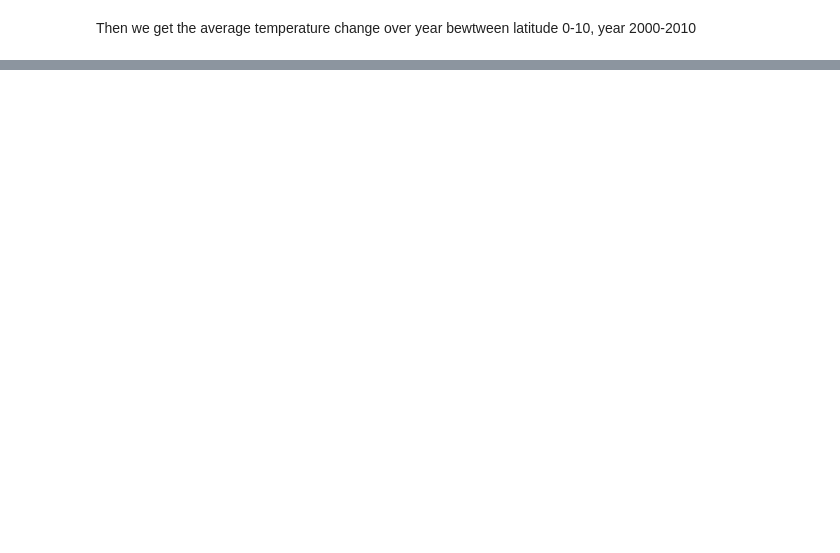
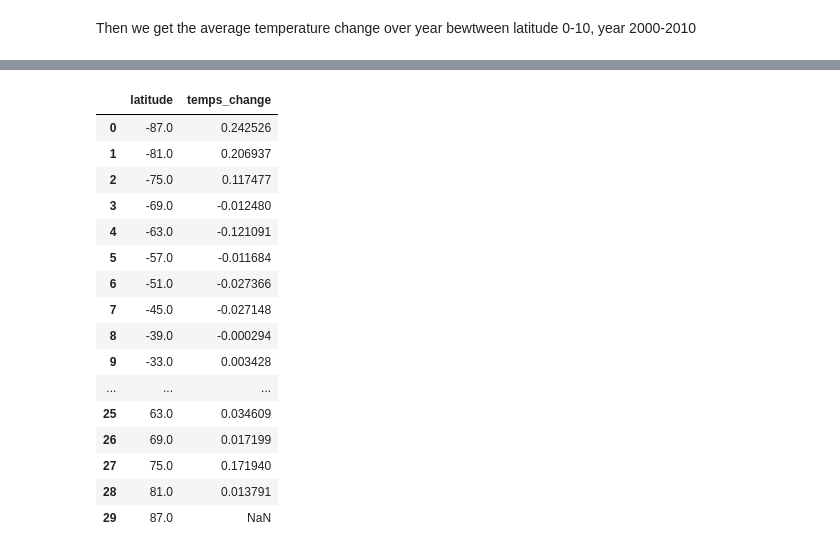
Before and after one commit to libbyrencc/post, a Jupyter notebook: post2.ipynb, the cells around one changed output, grey strips where cells are left out. Saved outputs shown, nothing was run; the diff lists cells and outputs as text; code cells hidden in the pictures; blank space fills up the shorter version.

```diff
--- a/post2.ipynb
+++ b/post2.ipynb
@@ -631,0 +666,21 @@ for i in range(10)
+# %%
+m=latitude_temps_change(2000,2010,8,5,30)
+m
+# %% [output]
+|  | latitude | temps_change |
+| 0 | -87.0 | 0.242526 |
+| 1 | -81.0 | 0.206937 |
+| 2 | -75.0 | 0.117477 |
+| 3 | -69.0 | -0.012480 |
+| 4 | -63.0 | -0.121091 |
+| 5 | -57.0 | -0.011684 |
+| 6 | -51.0 | -0.027366 |
+| 7 | -45.0 | -0.027148 |
+| 8 | -39.0 | -0.000294 |
+| 9 | -33.0 | 0.003428 |
+| ... | ... | ... |
+| 25 | 63.0 | 0.034609 |
+| 26 | 69.0 | 0.017199 |
+| 27 | 75.0 | 0.171940 |
+| 28 | 81.0 | 0.013791 |
+| 29 | 87.0 | NaN |
```
Also changed, not shown: parts of 35 cells of this notebook.
